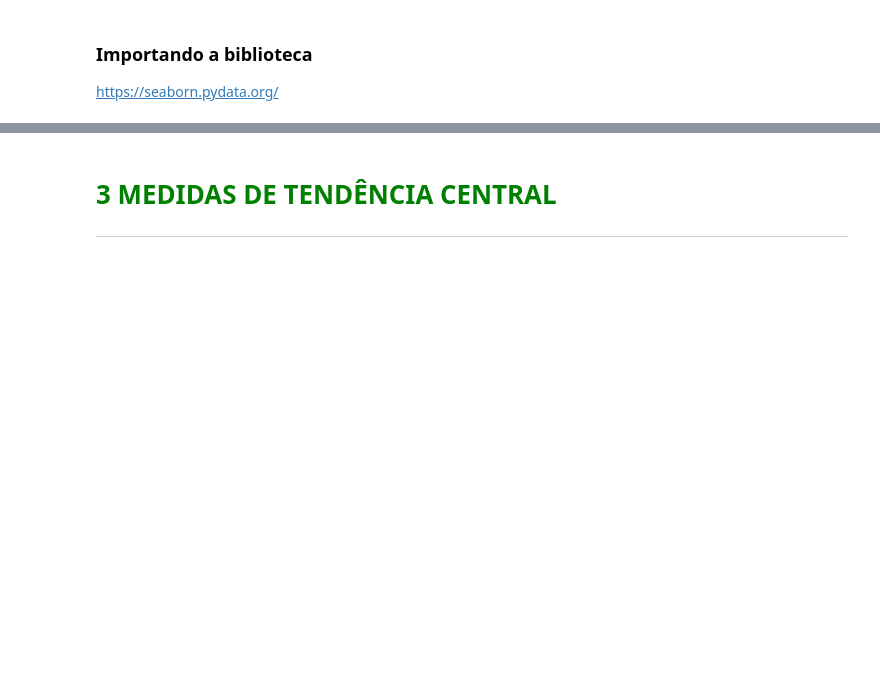
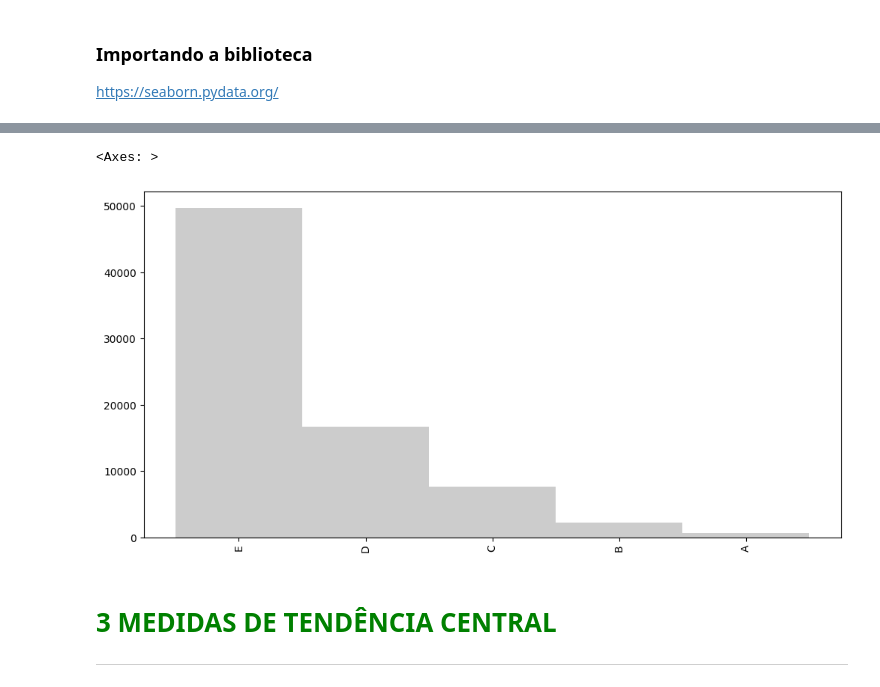
Before and after one commit to MatrixDwarf/notebooklabs, a Jupyter notebook: Curso_de_Estatística_Parte_1.ipynb, the cells around one changed output, grey strips where cells are left out. Saved outputs shown, nothing was run; the diff lists cells and outputs as text; code cells hidden in the pictures; blank space fills up the shorter version.

```diff
--- a/Curso_de_Estatística_Parte_1.ipynb
+++ b/Curso_de_Estatística_Parte_1.ipynb
@@ -497,3 +546,12 @@ https://seaborn.pydata.org/
+# %%
+#bem aqui ↓
+dist_freq_quantitativas_personalizadas["Frequência"].plot.bar(width= 1,
+                                                              color = 'black',
+                                                              alpha= 0.2,
+                                                              figsize = (12,6))
+# %% [output]
+<Axes: >
+[figure, added]
 # %% [markdown]
 # <font color=green>3 MEDIDAS DE TENDÊNCIA CENTRAL</font>
 ***
```
Also changed, not shown: parts of 5 cells of this notebook.
